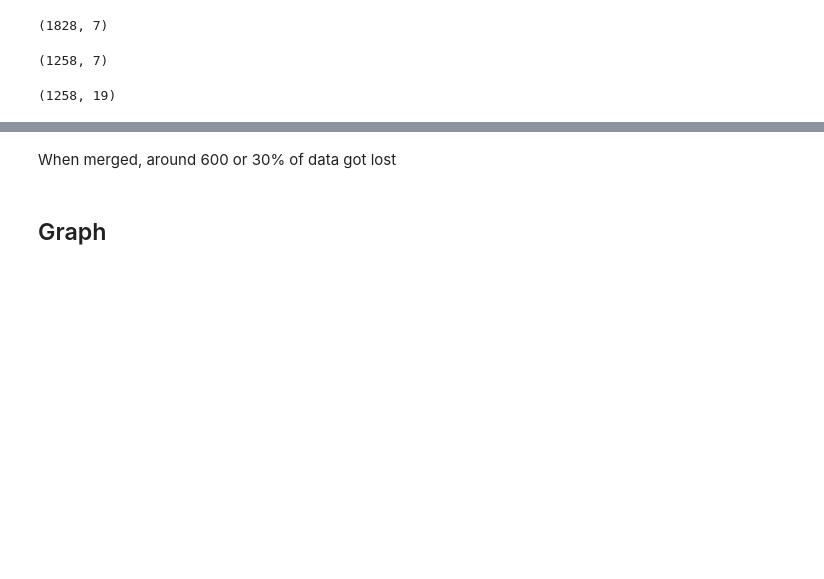
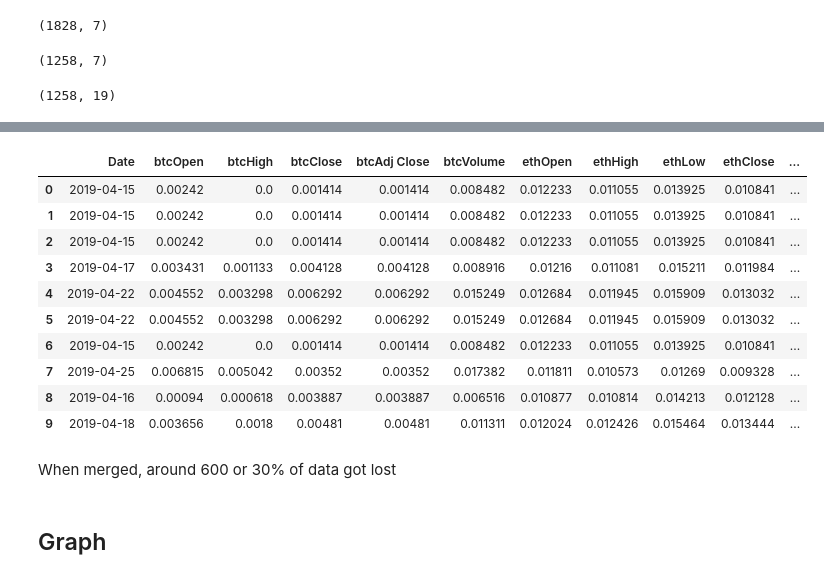
Before and after one commit to youngs508/BitcoinPredictionNew, a Jupyter notebook: backend/model.ipynb, the cells around one changed output, grey strips where cells are left out. Saved outputs shown, nothing was run; the diff lists cells and outputs as text; code cells hidden in the pictures; blank space fills up the shorter version.

```diff
--- a/backend/model.ipynb
+++ b/backend/model.ipynb
@@ -113,3 +197,49 @@ df.shape
+# %%
+x_train = df
+y = df['btcLow']
+header = x_train.columns
+
+# remove header for shuffling
+x_data = x_train.values
+
+random.seed(123)
+#Split 70% for train data, and 30% for test data
+train_ratio = 0.7
+test_ratio = 1 - train_ratio
+
+total_data_sample = len(x_train)
+train_samples = int(total_data_sample * train_ratio)
+test_samples = total_data_sample - train_samples
+
+#print(X)
+random.shuffle(x_data)
+shuffled_data = pd.DataFrame(x_data, columns=header)
+
+train_data = shuffled_data.head(train_samples)
+test_data = shuffled_data.head(test_samples)
+
+# Split the data into training sets for btc low
+X_train_btcLow = train_data.drop(columns=['btcLow'])
+y_train_btcLow = train_data['btcLow']
+
+# Split the data iinto training sets for btc low
+X_test_btcLow = test_data.drop(columns=['btcLow'])
+y_test_btcLow = test_data['btcLow']
+# %%
+
+X_train_btcLow.head(10)
+# %% [output]
+|  | Date | btcOpen | btcHigh | btcClose | btcAdj Close | btcVolume | ethOpen | ethHigh | ethLow | ethClose | ... |
+| 0 | 2019-04-15 | 0.00242 | 0.0 | 0.001414 | 0.001414 | 0.008482 | 0.012233 | 0.011055 | 0.013925 | 0.010841 | ... |
+| 1 | 2019-04-15 | 0.00242 | 0.0 | 0.001414 | 0.001414 | 0.008482 | 0.012233 | 0.011055 | 0.013925 | 0.010841 | ... |
+| 2 | 2019-04-15 | 0.00242 | 0.0 | 0.001414 | 0.001414 | 0.008482 | 0.012233 | 0.011055 | 0.013925 | 0.010841 | ... |
+| 3 | 2019-04-17 | 0.003431 | 0.001133 | 0.004128 | 0.004128 | 0.008916 | 0.01216 | 0.011081 | 0.015211 | 0.011984 | ... |
+| 4 | 2019-04-22 | 0.004552 | 0.003298 | 0.006292 | 0.006292 | 0.015249 | 0.012684 | 0.011945 | 0.015909 | 0.013032 | ... |
+| 5 | 2019-04-22 | 0.004552 | 0.003298 | 0.006292 | 0.006292 | 0.015249 | 0.012684 | 0.011945 | 0.015909 | 0.013032 | ... |
+| 6 | 2019-04-15 | 0.00242 | 0.0 | 0.001414 | 0.001414 | 0.008482 | 0.012233 | 0.011055 | 0.013925 | 0.010841 | ... |
+| 7 | 2019-04-25 | 0.006815 | 0.005042 | 0.00352 | 0.00352 | 0.017382 | 0.011811 | 0.010573 | 0.01269 | 0.009328 | ... |
+| 8 | 2019-04-16 | 0.00094 | 0.000618 | 0.003887 | 0.003887 | 0.006516 | 0.010877 | 0.010814 | 0.014213 | 0.012128 | ... |
+| 9 | 2019-04-18 | 0.003656 | 0.0018 | 0.00481 | 0.00481 | 0.011311 | 0.012024 | 0.012426 | 0.015464 | 0.013444 | ... |
 # %% [markdown]
 When merged, around 600 or 30% of data got lost
 # %% [markdown]
```
Also changed, not shown: parts of 8 cells of this notebook.
